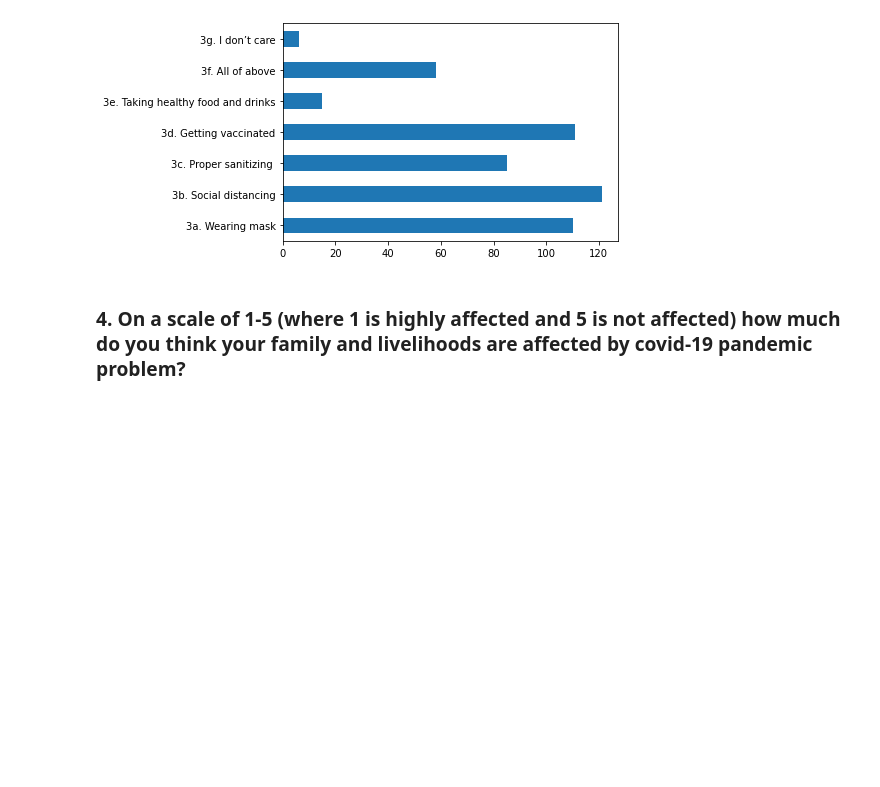
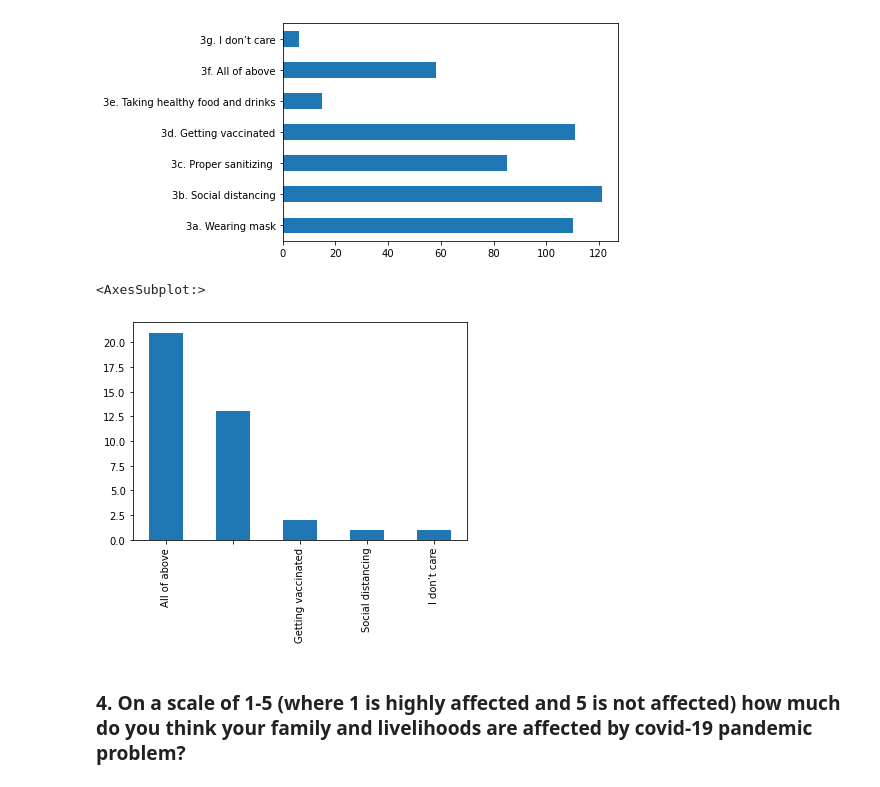
Before and after one commit to codeforpakistan/CfAll-Exchange, a Jupyter notebook: Haripur Survey Analysis.ipynb, the cells around one changed output. Drawn from its saved outputs; the diff is of its cells as text; code cells hidden in the pictures; blank space fills up the shorter version.

```diff
--- a/Haripur Survey Analysis.ipynb
+++ b/Haripur Survey Analysis.ipynb
@@ -67,6 +81,11 @@ df[[
 # %% [output]
 <AxesSubplot:>
 [figure]
+# %%
+plot_bar(df_2, 'In your opinion what is the best way to avoid /fight the pandemic?')
+# %% [output]
+<AxesSubplot:>
+[figure, added]
 # %% [markdown]
 ### 4. On a scale of 1-5 (where 1 is highly affected and 5 is not affected) how much do you think your family and livelihoods are affected by covid-19 pandemic problem?
 # %%
```
Also changed, not shown: parts of 8 cells of this notebook, 1 other file.
